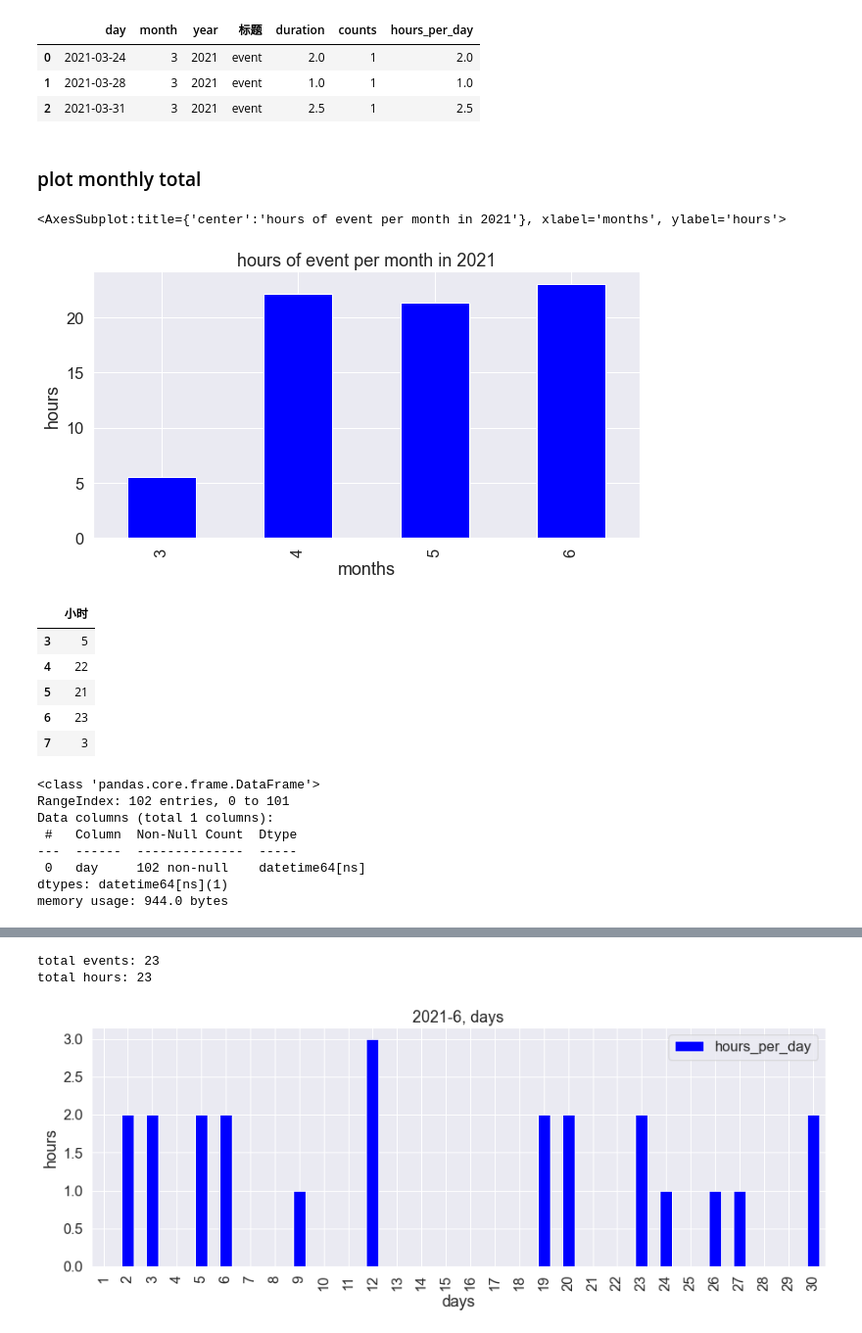
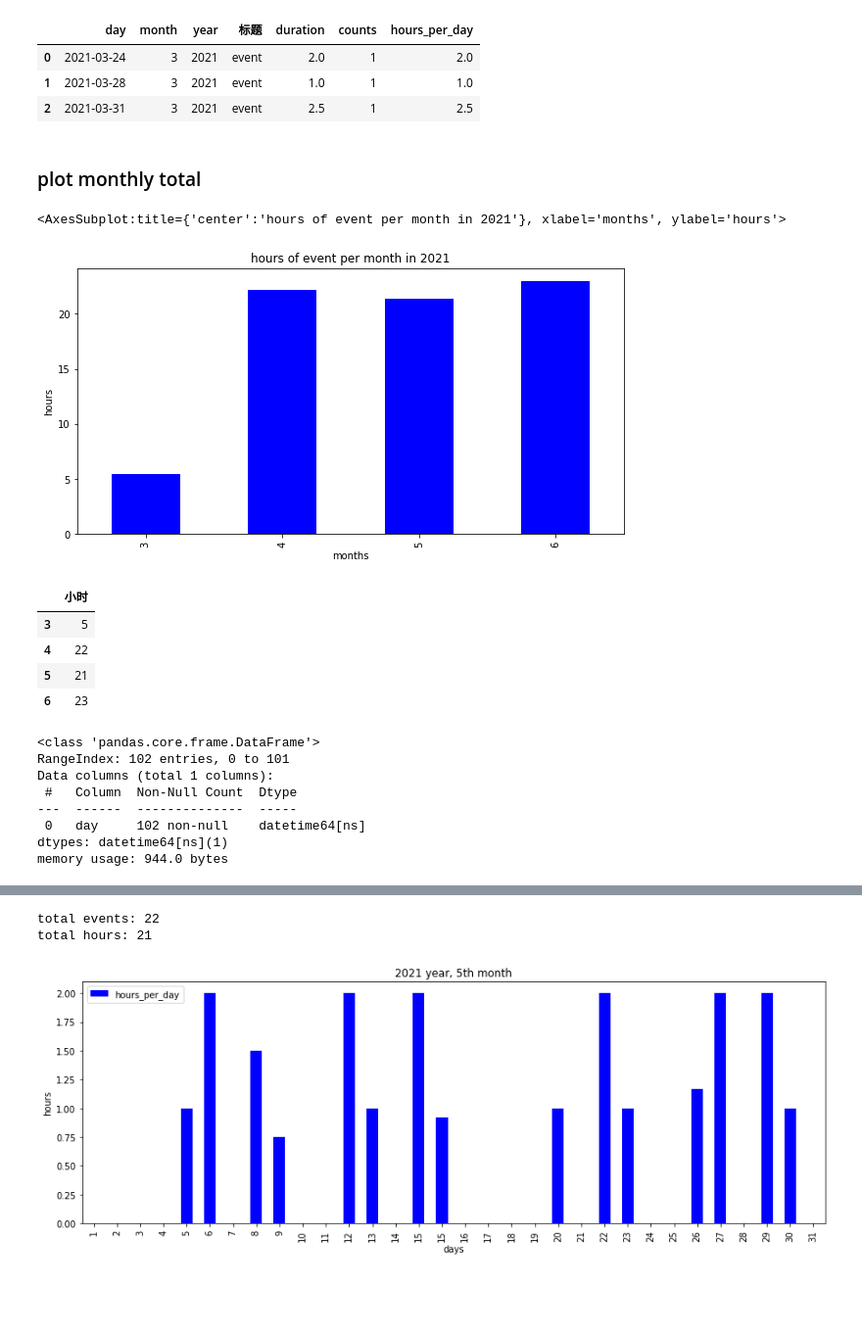
Before and after one commit to placebeyondtheclouds/google_calendar_event_time, a Jupyter notebook: google_cal_event.ipynb, the cells around one changed output, grey strips where cells are left out. Shown at 98% size. Cells and saved outputs as stored; diff of their text form; code cells hidden in the pictures; blank space fills up the shorter version.

```diff
--- a/google_cal_event.ipynb
+++ b/google_cal_event.ipynb
@@ -5,23 +5,17 @@
 # %%
-import os
-from os.path import isdir, join
-from pathlib import Path
 import pandas as pd
 import numpy as np
 import datetime
-import time
+# import time
 
-import matplotlib.pyplot as plt
-import seaborn as sns
+# import matplotlib.pyplot as plt
 import plotly.graph_objects as go
 # from plotly import tools
 # import plotly.offline as py
 # import plotly.express as px
 from plotly.offline import iplot
 
-%matplotlib inline
-py.init_notebook_mode(connected=True)
-sns.set(font_scale=1.5)
+# %matplotlib inline
 # %%
 timetable = pd.read_csv("google_calendar.csv", usecols=("开始", "结束","标题"))
 #drop all other entries except for the EVENT
@@ -141,8 +135,8 @@ timetable2.loc[lambda x: x["month"]==3,:]
 | 0 | 2021-03-24 | 3 | 2021 | event | 2.0 | 1 | 2.0 |
 | 1 | 2021-03-28 | 3 | 2021 | event | 1.0 | 1 | 1.0 |
 | 2 | 2021-03-31 | 3 | 2021 | event | 2.5 | 1 | 2.5 |
-# %% [markdown]
-### plot monthly total
+# %% [markdown]
+### plot monthly total
 # %%
 #plot using pandas function
 year_to_report = 2021  #change this
@@ -154,17 +148,16 @@ for i in range(months_in_the_year[0],months_in_the_year[-1]): #the range doesnt
 pd.Series(timetable3_monthly).plot(kind="bar", title=f"hours of {timetable2['标题'][0]} per month in {year_to_report}", ylabel="hours", xlabel="months", stacked=False, figsize=(10,5), colormap="winter")
 # %% [output]
 <AxesSubplot:title={'center':'hours of event per month in 2021'}, xlabel='months', ylabel='hours'>
-[figure, old version]
+[figure, new version]
 # %%
 #print out totals
-pd.Series(timetable3).rename(index=("小时")).to_frame().astype(int)
+pd.Series(timetable3_monthly).rename(index=("小时")).to_frame().astype(int)
 # %% [output]
 |  | 小时 |
 | 3 | 5 |
 | 4 | 22 |
 | 5 | 21 |
 | 6 | 23 |
-| 7 | 3 |
 # %%
 #generate a full timeline with days for the chart, based off the table with all input data
 #as it is also needed to show days without the event
@@ -182,46 +175,46 @@ dtypes: datetime64[ns](1)
 memory usage: 944.0 bytes
 # %%
 #plot hourly data for a given month and year using plotly
-#the graph is rendered ONLINE (dynamic)
+#the graph is dynamic
 
 year_to_report = 2021  #change this
-month_to_report = 6  #change this
+month_to_report = 5  #change this
 
 #put the hourly data onto the timeline
 events_month = timetable2.merge(date_range, on="day", how="right")
 
 for index, row in events_month.iterrows():
     if events_month["day"][index].month != month_to_report or events_month["day"][index].year != year_to_report:
         events_month = events_month.drop(index)
 events_month = events_month.reset_index(drop=True)
 
 trace1 = go.Bar(x=events_month["day"],y=events_month["counts"],
                 text = events_month["counts"],opacity=0.75, textposition='auto')
 data = [trace1]
 layout = dict(title = 'event time',
-              xaxis= dict(title=f'{year_to_report}-{month_to_report}, days',
+              xaxis= dict(title=f'{year_to_report} year, {month_to_report}th month, days',
                           ticklen= 5,zeroline= False, tickmode = 'linear',tickangle=-45)
              )
 fig = dict(data = data, layout = layout)
 iplot(fig)
 
 
 #plot using pandas function
 #the plot is static
 events_month["day"] = events_month.apply(lambda x: x["day"].day, axis=1)
-events_month[["day", "duration","hours_per_day"]].plot(kind="bar", x="day",y="hours_per_day", title=f'{year_to_report}-{month_to_report}, days', ylabel="hours", xlabel="days", stacked=False, figsize=(15,5), colormap="winter")
+events_month[["day", "duration","hours_per_day"]].plot(kind="bar", x="day",y="hours_per_day", title=f'{year_to_report} year, {month_to_report}th month', ylabel="hours", xlabel="days", stacked=False, figsize=(15,5), colormap="winter")
 
 
 
-#calculate sums
+#calculate totals
 hour_sum_total = 0
 events_month = events_month.dropna()
 for index, row in events_month.iterrows():
     hour_sum_total+=(events_month["duration"][index]*events_month["counts"][index])
 print(f'total events: {int(events_month["counts"].sum())}')
 print(f'total hours: {int(hour_sum_total)}')
 # %% [output]
 [interactive output not drawn]
-total events: 23
-total hours: 23
+total events: 22
+total hours: 21
-[figure, old version]
+[figure, new version]
```
Also changed, not shown: parts of 8 cells of this notebook.
